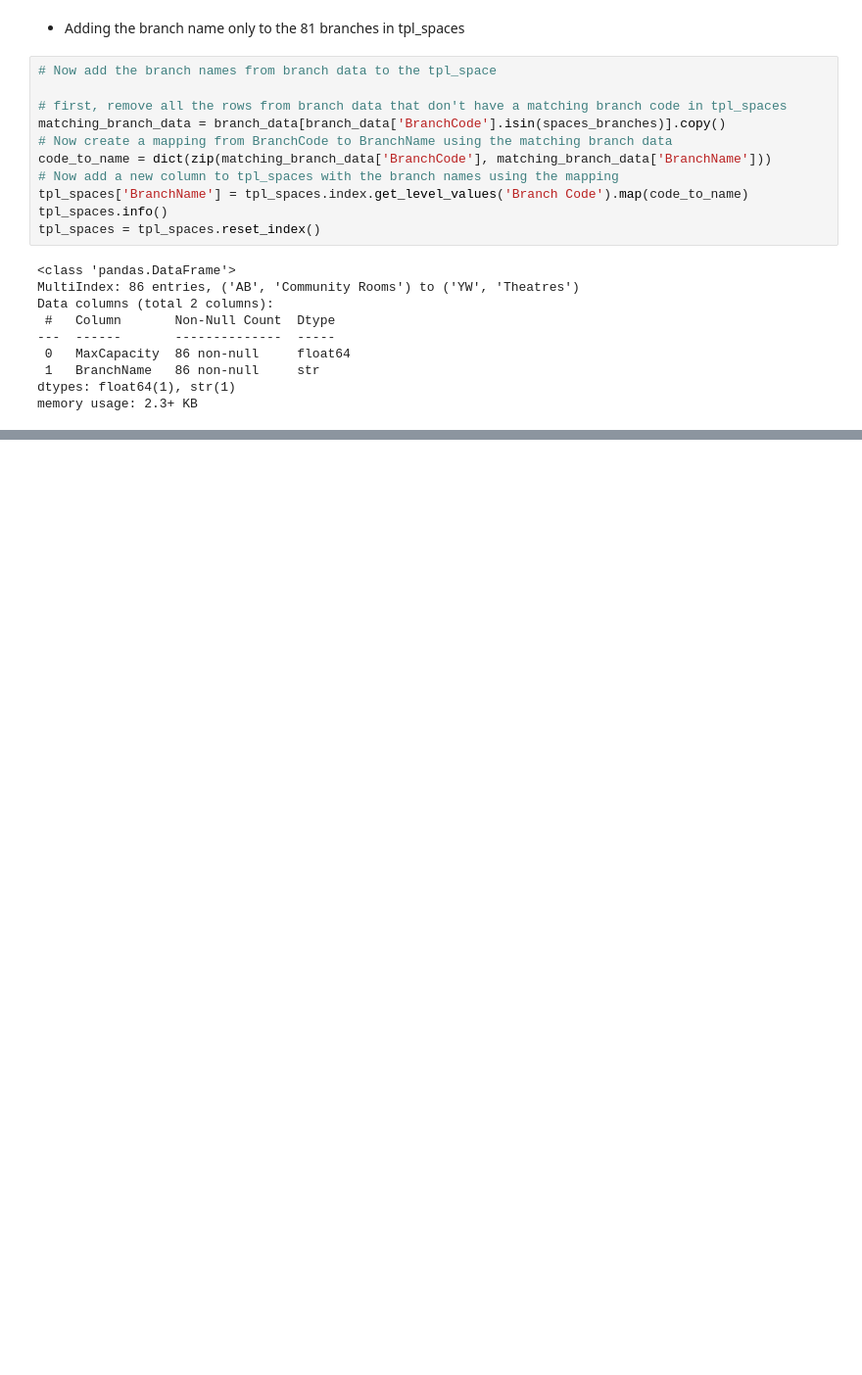
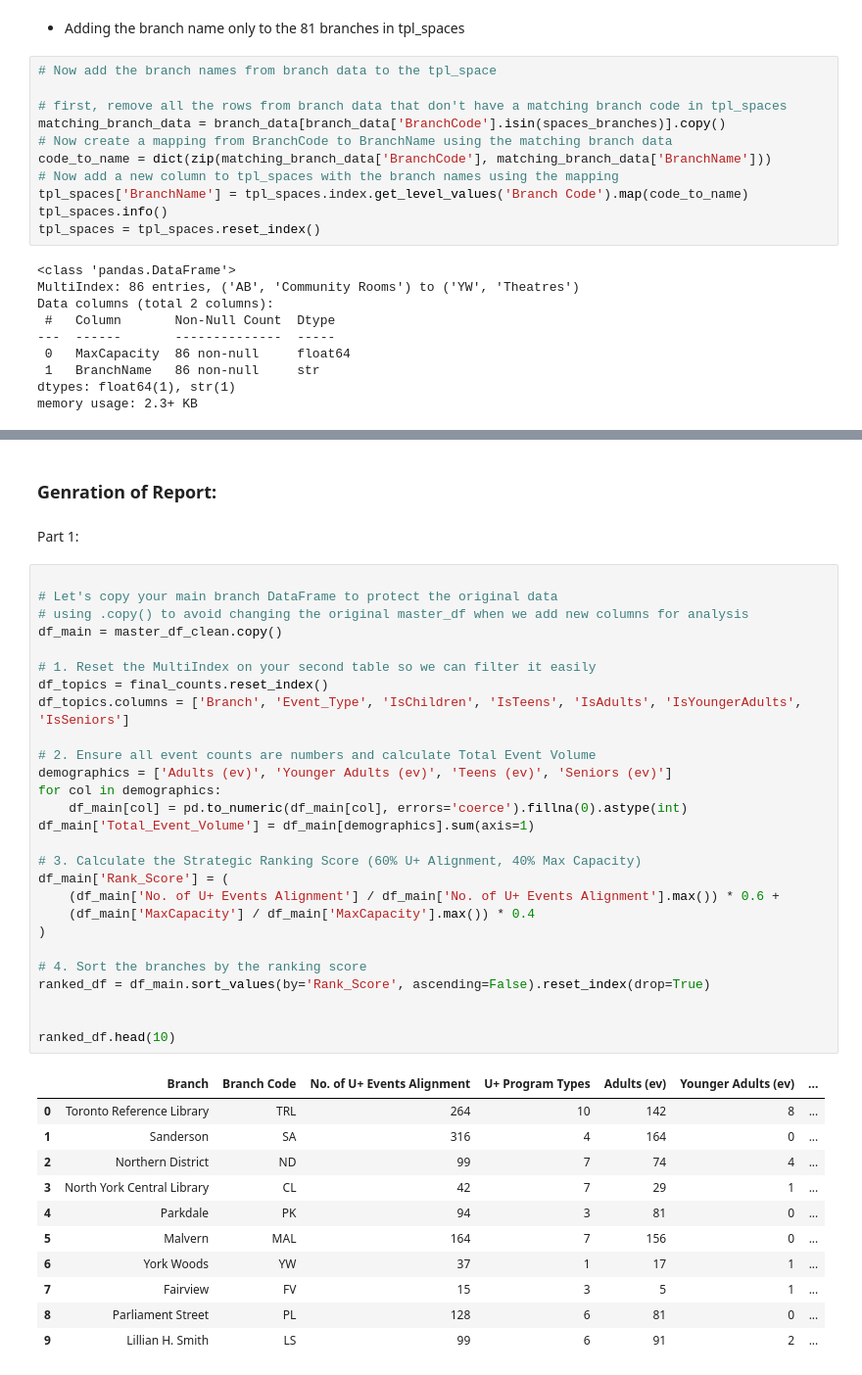
Before and after one commit to EdenKhazma/UVolunteer, a Jupyter notebook: TLPP-Dashboard/final_notes.ipynb, the cells around one changed output, grey strips where cells are left out. Shown at 98% size. Drawn from its saved outputs; the diff is of its cells as text; blank space fills up the shorter version.

Commit message:
Final_Report_ v1

```diff
--- a/TLPP-Dashboard/final_notes.ipynb
+++ b/TLPP-Dashboard/final_notes.ipynb
@@ -1378,0 +1434,43 @@ tpl_spaces.head(5)
+# %% [markdown]
+### Genration of Report:
+# %% [markdown]
+Part 1:
+# %%
+
+# Let's copy your main branch DataFrame to protect the original data
+# using .copy() to avoid changing the original master_df when we add new columns for analysis
+df_main = master_df_clean.copy()
+
+# 1. Reset the MultiIndex on your second table so we can filter it easily
+df_topics = final_counts.reset_index()
+df_topics.columns = ['Branch', 'Event_Type', 'IsChildren', 'IsTeens', 'IsAdults', 'IsYoungerAdults', 'IsSeniors']
+
+# 2. Ensure all event counts are numbers and calculate Total Event Volume
+demographics = ['Adults (ev)', 'Younger Adults (ev)', 'Teens (ev)', 'Seniors (ev)']
+for col in demographics:
+    df_main[col] = pd.to_numeric(df_main[col], errors='coerce').fillna(0).astype(int)
+df_main['Total_Event_Volume'] = df_main[demographics].sum(axis=1)
+
+# 3. Calculate the Strategic Ranking Score (60% U+ Alignment, 40% Max Capacity)
+df_main['Rank_Score'] = (
+    (df_main['No. of U+ Events Alignment'] / df_main['No. of U+ Events Alignment'].max()) * 0.6 +
+    (df_main['MaxCapacity'] / df_main['MaxCapacity'].max()) * 0.4
+)
+
+# 4. Sort the branches by the ranking score
+ranked_df = df_main.sort_values(by='Rank_Score', ascending=False).reset_index(drop=True)
+
+
+ranked_df.head(10)
+# %% [output]
+|  | Branch | Branch Code | No. of U+ Events Alignment | U+ Program Types | Adults (ev) | Younger Adults (ev) | ... |
+| 0 | Toronto Reference Library | TRL | 264 | 10 | 142 | 8 | ... |
+| 1 | Sanderson | SA | 316 | 4 | 164 | 0 | ... |
+| 2 | Northern District | ND | 99 | 7 | 74 | 4 | ... |
+| 3 | North York Central Library | CL | 42 | 7 | 29 | 1 | ... |
+| 4 | Parkdale | PK | 94 | 3 | 81 | 0 | ... |
+| 5 | Malvern | MAL | 164 | 7 | 156 | 0 | ... |
+| 6 | York Woods | YW | 37 | 1 | 17 | 1 | ... |
+| 7 | Fairview | FV | 15 | 3 | 5 | 1 | ... |
+| 8 | Parliament Street | PL | 128 | 6 | 81 | 0 | ... |
+| 9 | Lillian H. Smith | LS | 99 | 6 | 91 | 2 | ... |
```
Also changed, not shown: parts of 22 cells of this notebook, 2 other files.
